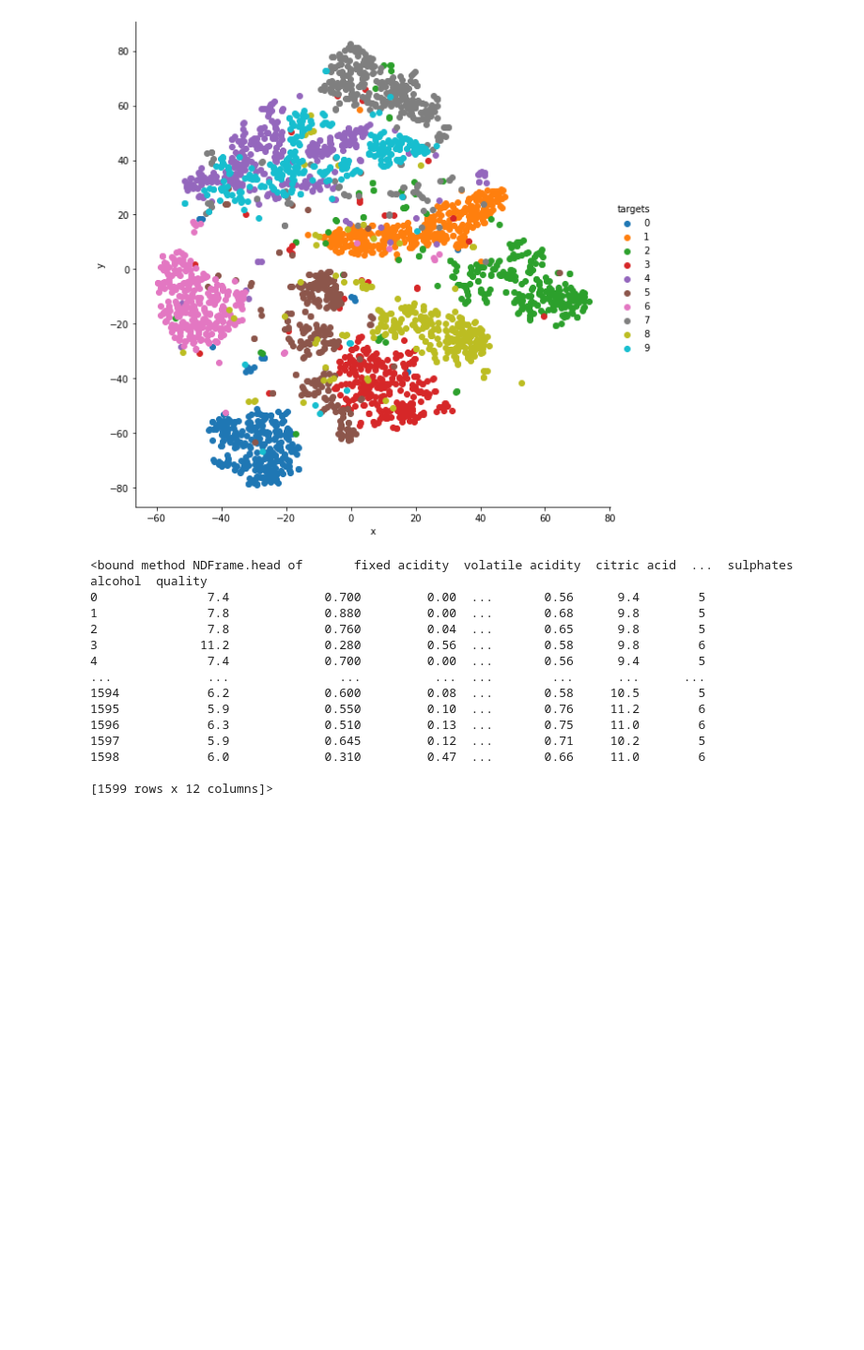
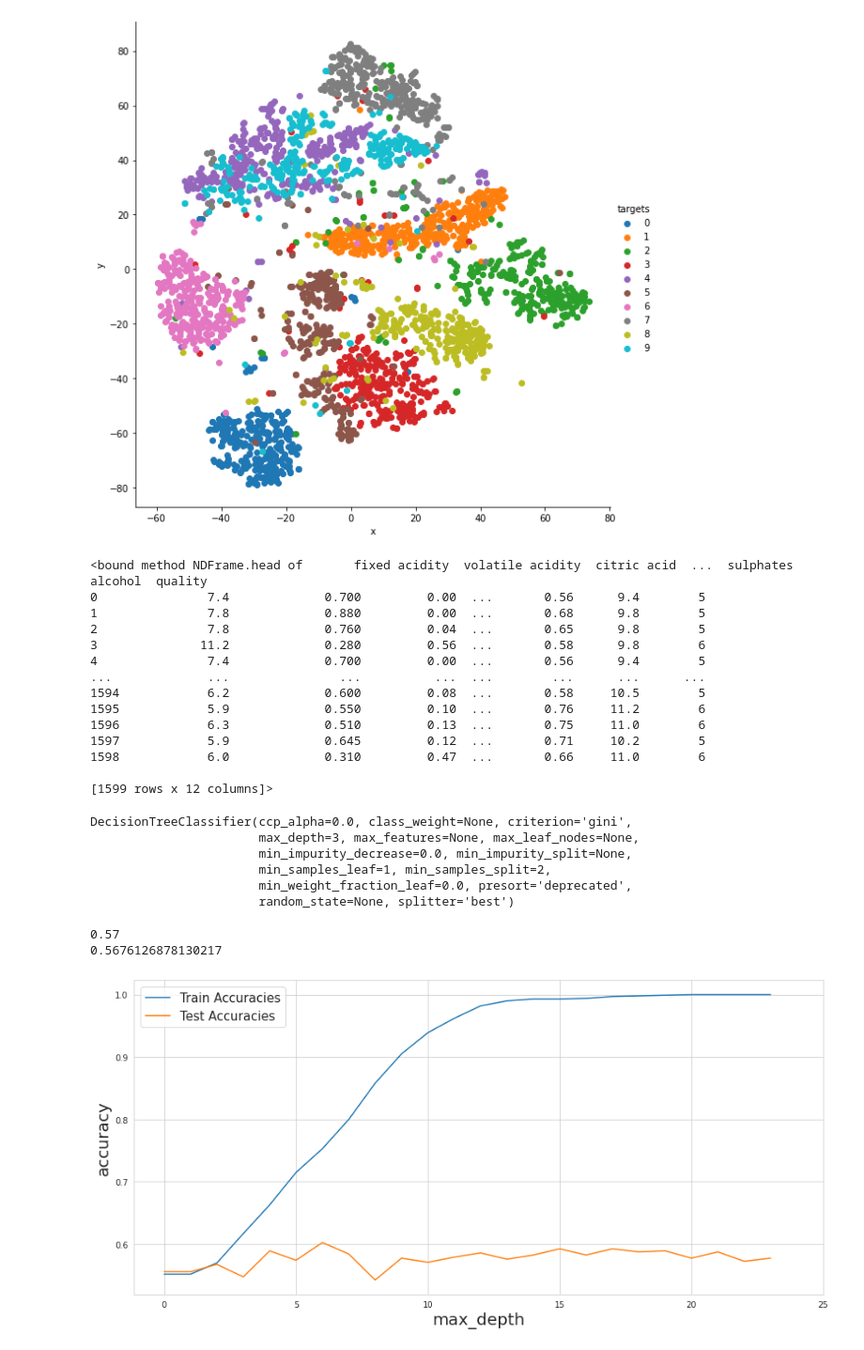
Before and after one commit to atharvakarnik/DataScience, a Jupyter notebook: classification_ML.ipynb, the cells around one changed output. Shown at 94% size. Drawn from its saved outputs; the diff is of its cells as text; code cells hidden in the pictures; blank space fills up the shorter version.

Commit message:
Exploring ML Algorithms from AAAMLP book

```diff
--- a/classification_ML.ipynb
+++ b/classification_ML.ipynb
@@ -92,3 +92,22 @@ df = df.sample(frac=1).reset_index(drop=True)
 #1000 rows for training and 599 for testing
 df_train = df.head(1000)
 df_test = df.tail(599)
+# %%
+""" Exploring Decision Tree Model """
+
+from sklearn import tree
+from sklearn import metrics
+
+clf = tree.DecisionTreeClassifier(max_depth=3)      #Maximum depth of tree
+cols = ['fixed acidity', 'volatile acidity', 'citric acid',
+        'residual sugar', 'chlorides', 'free sulfur dioxide',
+        'total sulfur dioxide', 'density', 'pH',
+        'sulphates', 'alcohol']     #Classes to train upon
+clf.fit(df_train[cols], df_train.quality)
+# %% [output]
+DecisionTreeClassifier(ccp_alpha=0.0, class_weight=None, criterion='gini',
+                       max_depth=3, max_features=None, max_leaf_nodes=None,
+                       min_impurity_decrease=0.0, min_impurity_split=None,
+                       min_samples_leaf=1, min_samples_split=2,
+                       min_weight_fraction_leaf=0.0, presort='deprecated',
+                       random_state=None, splitter='best')
@@ -94,0 +121,36 @@ df_test = df.tail(599)
+# %%
+print(train_acc)
+print(test_acc)
+
+#This accuracy is much low but we can manipulate it by varrying max depth... We'll plot a graph of accuracies w.r.t. max depth
+# %% [output]
+0.57
+0.5676126878130217
+# %%
+trainAccuracies = []
+testAccuracies = []
+
+for depth in range(1,25):
+  classifier = tree.DecisionTreeClassifier(max_depth=depth)
+  classifier.fit(df_train[cols], df_train.quality)
+
+  train_pred = classifier.predict(df_train[cols])
+  test_pred = classifier.predict(df_test[cols])
+
+  tr_acc = metrics.accuracy_score(df_train.quality, train_pred)
+  ts_acc = metrics.accuracy_score(df_test.quality, test_pred)
+
+  trainAccuracies.append(tr_acc)
+  testAccuracies.append(ts_acc)
+
+plt.figure(figsize=(15,7))
+sns.set_style("whitegrid")
+plt.plot(trainAccuracies, label="Train Accuracies")
+plt.plot(testAccuracies, label="Test Accuracies")
+plt.legend(loc="upper left", prop={'size':15})
+plt.xticks(range(0, 26, 5))
+plt.xlabel("max_depth", size=20)
+plt.ylabel("accuracy", size=20)
+plt.show()
+# %% [output]
+[figure, added]
```
Also changed, not shown: parts of 1 cell of this notebook.
